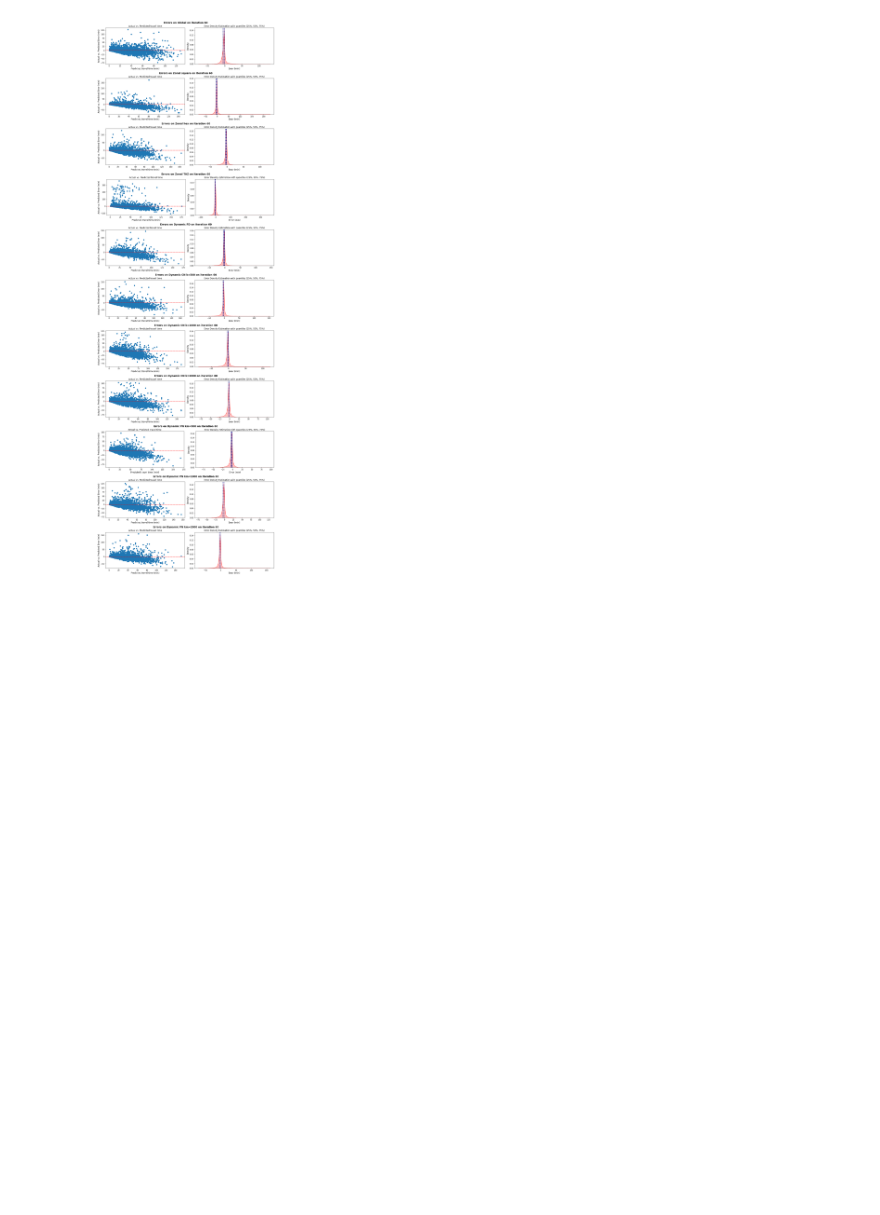
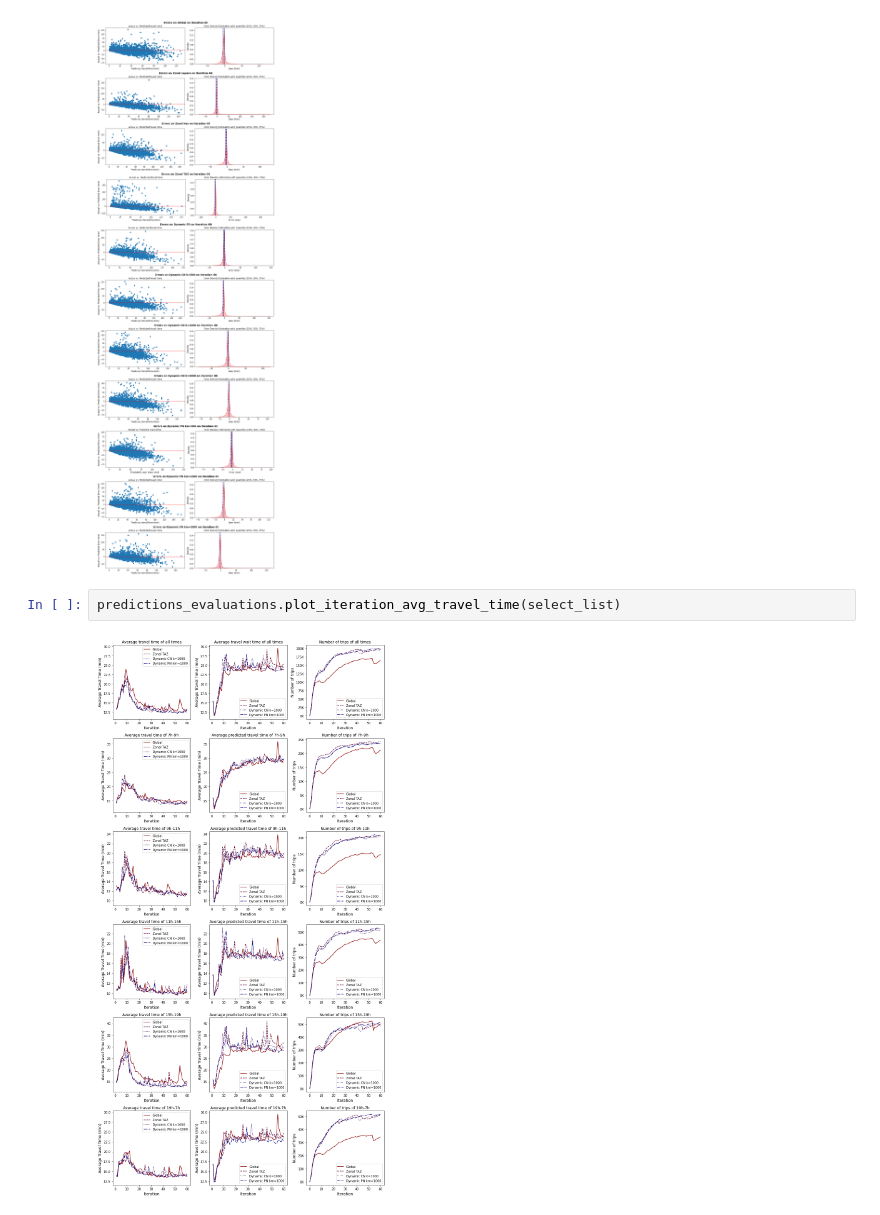
Before and after one commit to Sx-ETH/eqasim-java, a Jupyter notebook: switzerland/Analysis_notebooks/Predictions analysis.ipynb, the cells around one changed output. Drawn from its saved outputs; the diff is of its cells as text; blank space fills up the shorter version.

```diff
--- a/switzerland/Analysis_notebooks/Predictions analysis.ipynb
+++ b/switzerland/Analysis_notebooks/Predictions analysis.ipynb
@@ -197,3 +177,7 @@ travelTime_pred_stats = predictions_evaluations.plot_multiple_actual_vs_fitted(p
 | Dynamic PN km=1000 on iteration 60 | 17878.0 | -2.857648 | 7.734770 | -70.805352 | -4.550359 | -2.223634 | -0.926846 | 4.397919 | 21.733531 | 126.563812 | 67.989467 | ... |
 | Dynamic PN km=2000 on iteration 60 | 18296.0 | -2.780761 | 7.708997 | -69.965533 | -4.445587 | -2.218456 | -0.911665 | 4.432992 | 20.208479 | 158.757682 | 67.158026 | ... |
 [figure]
+# %%
+predictions_evaluations.plot_iteration_avg_travel_time(select_list)
+# %% [output]
+[figure, added]
```
Also changed, not shown: parts of 13 cells of this notebook, 3 other files.
